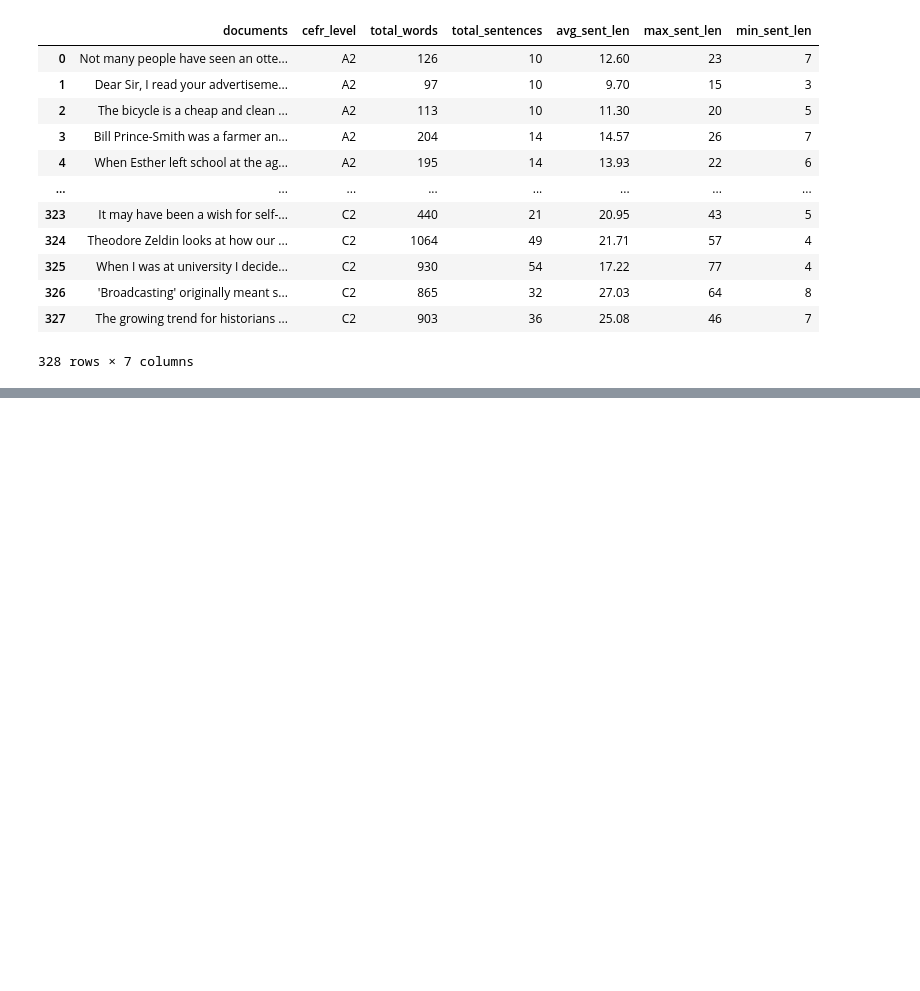
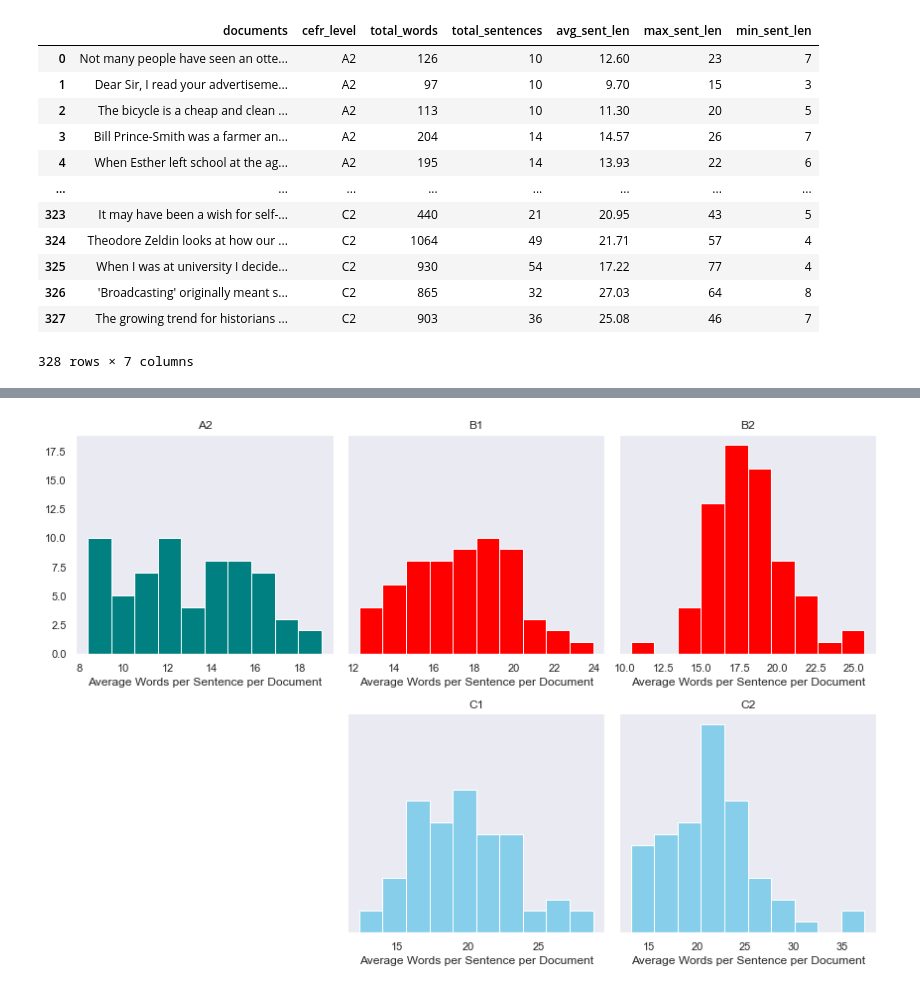
Before and after one commit to rj-pal/CEFR-text-classification, a Jupyter notebook: 0_data_eda.ipynb, the cells around one changed output, grey strips where cells are left out. Saved outputs shown, nothing was run; the diff lists cells and outputs as text; code cells hidden in the pictures; blank space fills up the shorter version.

```diff
--- a/0_data_eda.ipynb
+++ b/0_data_eda.ipynb
@@ -356,0 +358,4 @@ plt.show()
+# %%
+multi_plotter(data, 'cefr_level', 'avg_sent_len', 'Average Words per Sentence per Document')
+# %% [output]
+[figure, added]
```
Also changed, not shown: parts of 6 cells of this notebook.
